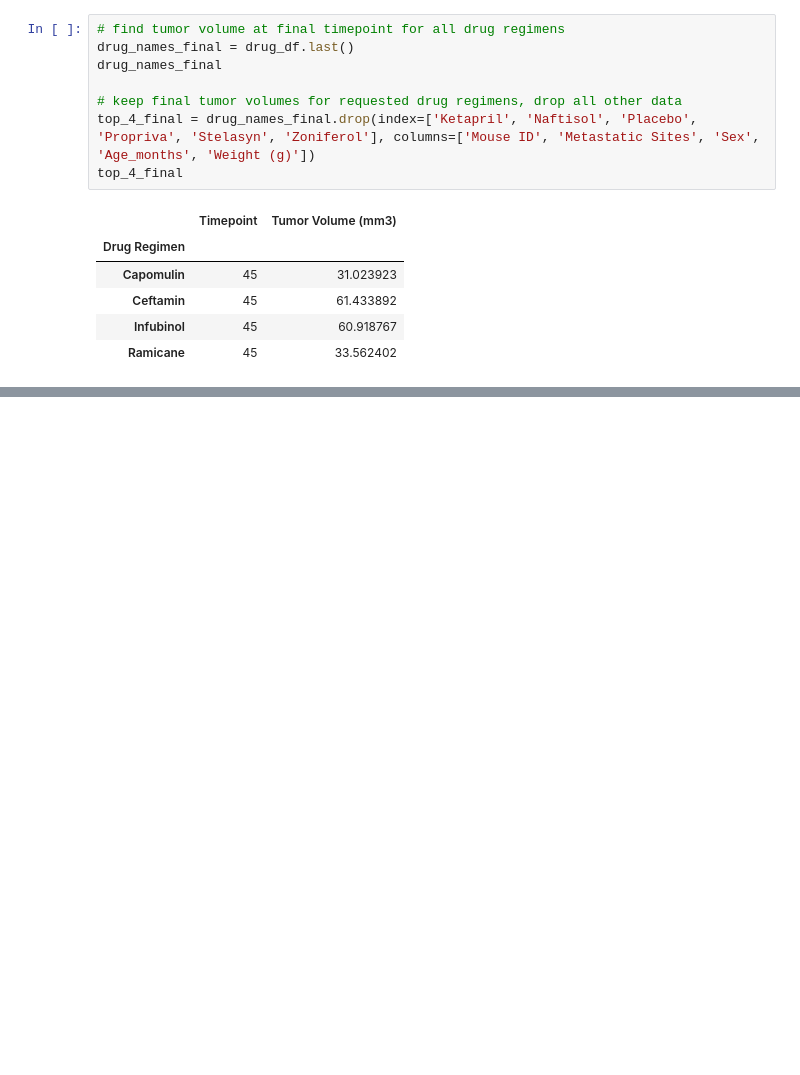
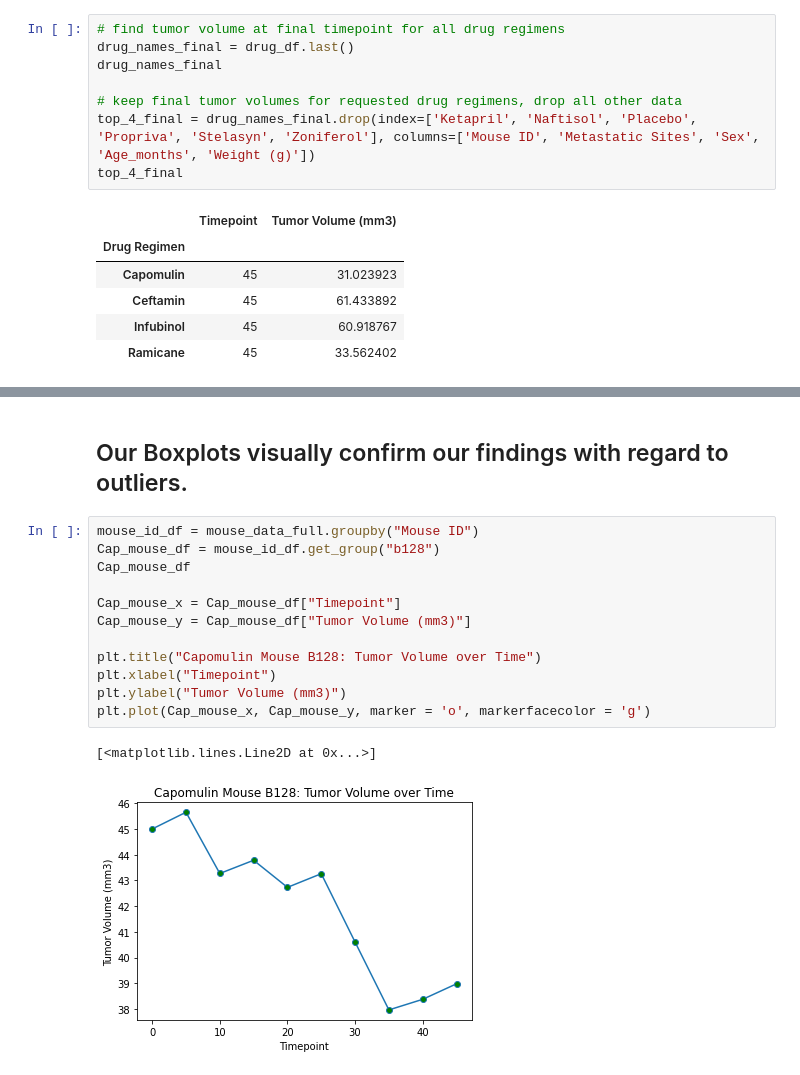
Before and after one commit to JohnTimmers/matplotlib-challenge, a Jupyter notebook: pymaceuticals_challenge.ipynb, the cells around one changed output, grey strips where cells are left out. Drawn from its saved outputs; the diff is of its cells as text; blank space fills up the shorter version.

```diff
--- a/pymaceuticals_challenge.ipynb
+++ b/pymaceuticals_challenge.ipynb
@@ -175,0 +258,17 @@ Ramicane_iqr = Ram_upperq - Ram_lowerq
+# %% [markdown]
+## Our Boxplots visually confirm our findings with regard to outliers.
+# %%
+mouse_id_df = mouse_data_full.groupby("Mouse ID")
+Cap_mouse_df = mouse_id_df.get_group("b128")
+Cap_mouse_df
+
+Cap_mouse_x = Cap_mouse_df["Timepoint"]
+Cap_mouse_y = Cap_mouse_df["Tumor Volume (mm3)"]
+
+plt.title("Capomulin Mouse B128: Tumor Volume over Time")
+plt.xlabel("Timepoint")
+plt.ylabel("Tumor Volume (mm3)")
+plt.plot(Cap_mouse_x, Cap_mouse_y, marker = 'o', markerfacecolor = 'g')
+# %% [output]
+[<matplotlib.lines.Line2D at 0x...>]
+[figure, added]
```
Also changed, not shown: parts of 6 cells of this notebook.
